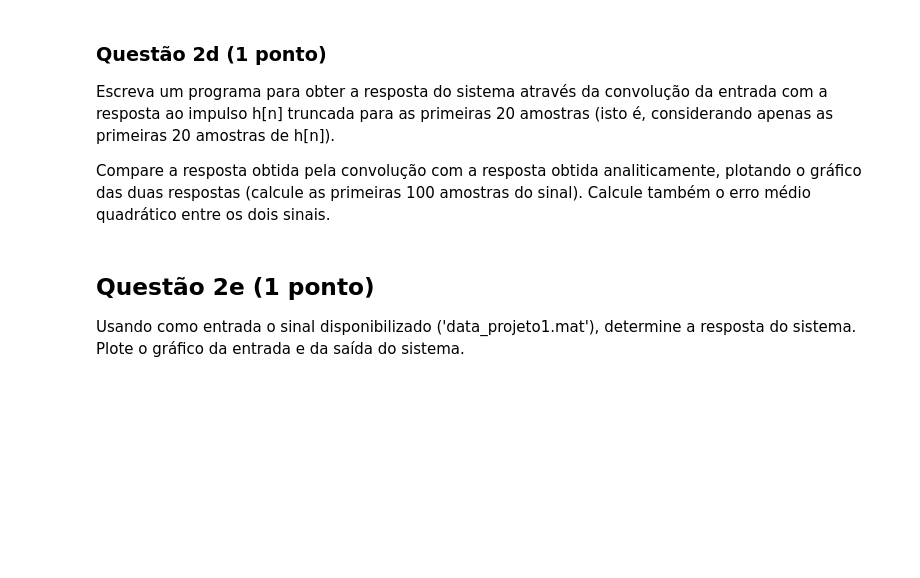
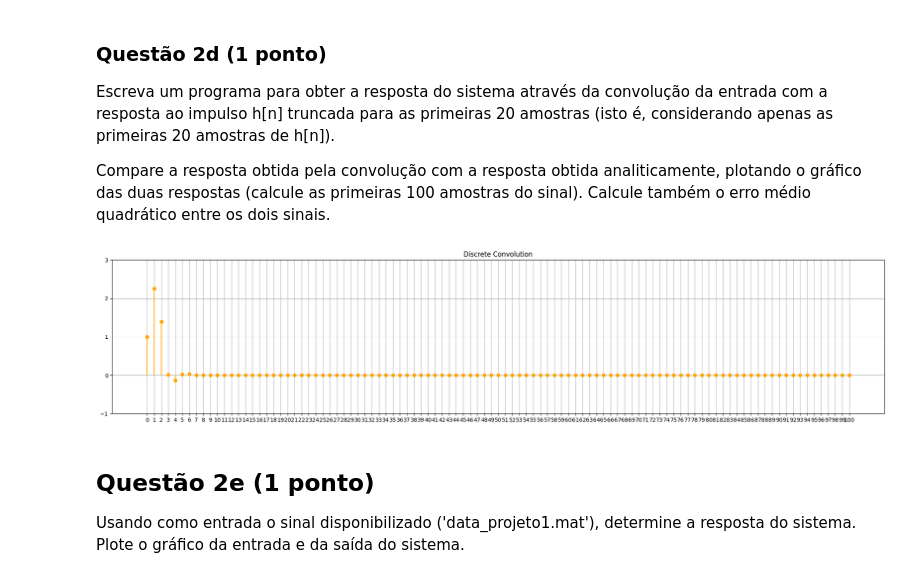
Before and after one commit to GabrielRQueiroz/UnB_SSTD, a Jupyter notebook: project-1/Projeto_1/projeto1.ipynb, the cells around one changed output. Drawn from its saved outputs; the diff is of its cells as text; code cells hidden in the pictures; blank space fills up the shorter version.

```diff
--- a/project-1/Projeto_1/projeto1.ipynb
+++ b/project-1/Projeto_1/projeto1.ipynb
@@ -253,19 +253,24 @@ onde N é o número de amostras considerado (no caso, 100 amostras).
 # %%
 ### Código da questão 2b.
 
-def erro_medio_quadratico(n):
-    return ((recursive_solution(n) - analytical_solution(n)) ** 2) / n
+# Erro médio quadrático entre as funções f e g para n iterações
+def erro_medio_quadratico(f,g,n):
+    return ((f(n) - g(n)) ** 2) / n
 
-print(f'Erro médio quadrático: {erro_medio_quadratico(100)}')
+h_2a_error = erro_medio_quadratico(recursive_solution, analytical_solution, 100)
+
+print(f"⚠️⚠️⚠️ Erro médio quadrático: {np.abs(h_2a_error)}")
 
 n = np.arange(0, 100)
-y = [recursive_solution(i) for i in n]
+
+recursive_optmization_matriz = [["x" for i in range(101)] for j in range(101)]
+y_2b = [recursive_solution(i) for i in n]
 
 plt.figure()
-plt.stem(n, y, linefmt='orange', markerfmt='o', basefmt=' ')
+plt.stem(n, y_2b, linefmt="orange", markerfmt="o", basefmt=" ")
 plt.xticks(np.arange(0, len(n), step=1))
-plt.yticks(np.arange(-1, 2, step=1))
-plt.title('Impulse Response')
+plt.yticks(np.arange(-1, 3, step=1))
+plt.title("Impulse Response")
 plt.grid()
 # make figure wider to see the xticks
 plt.gcf().set_size_inches(25, 5)
@@ -338,3 +346,31 @@ Compare a resposta obtida pela convolução com a resposta obtida analiticamente
+# %%
+### Código da questão 2d.
+def discrete_convolution(x, h):
+    y = np.array([])
+    for i in range(len(x) + len(h) - 1):
+        y = np.append(y, 0)
+        for j in range(len(x)):
+            if i - j >= 0 and i - j < len(h):
+                y[i] += x[j] * h[i - j]
+    return y
+
+recursive_optmization_matriz = [["x" for i in range(101)] for j in range(101)]
+x_2d = [(1 / 4) ** n * step(n) for n in range(82)]
+h_2d = np.array(
+    [recursive_solution(i) for i in range(20)]
+)  # 20 primeiras amostras da resposta ao impulso
+y_2d = discrete_convolution(x_2d, h_2d)
+
+plt.figure()
+plt.stem(y_2d, linefmt="orange", markerfmt="o", basefmt=" ")
+plt.xticks(np.arange(0, len(y_2d), step=1))
+plt.yticks(np.arange(-1, 4, step=1))
+plt.title("Discrete Convolution")
+plt.grid()
+plt.gcf().set_size_inches(25, 5)
+plt.show()
+# %% [output]
+[figure, added]
 # %% [markdown]
 ## Questão 2e (1 ponto)
 
```
Also changed, not shown: parts of 14 cells of this notebook.
